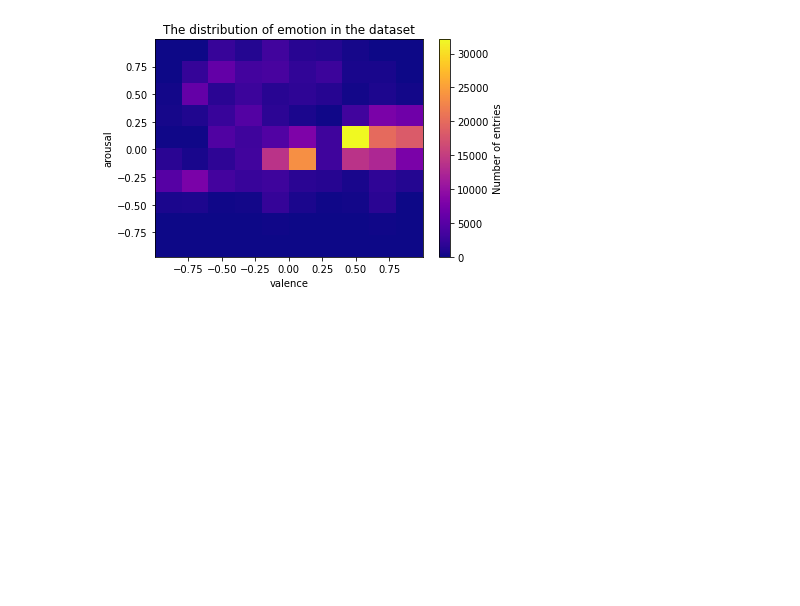
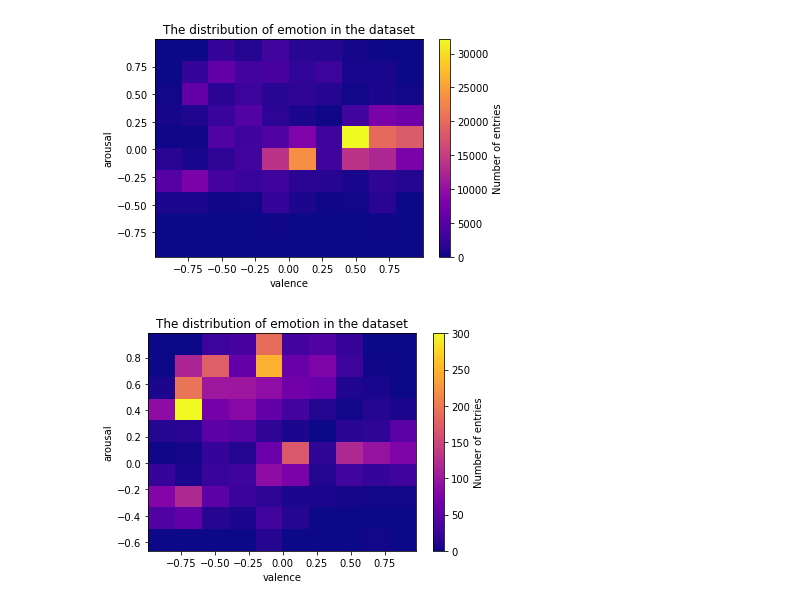
Before and after one commit to hieumtran/EAAI23, a Jupyter notebook: data/train_data_analysis.ipynb, the cells around one changed output. Drawn from its saved outputs; the diff is of its cells as text; code cells hidden in the pictures; blank space fills up the shorter version.

```diff
--- a/data/train_data_analysis.ipynb
+++ b/data/train_data_analysis.ipynb
@@ -26,18 +33,19 @@ histogram(ars_train, 'arousal', 'arousal_img.png')
 # %%
 def heatmap(x, y, bins=10, save_file_name='val_ars_distribution.png') :
     plt.figure()
     plt.hist2d(x, y, bins=bins, cmap='plasma')
 
     cb = plt.colorbar()
     cb.set_label('Number of entries')
 
     plt.title('The distribution of emotion in the dataset')
     plt.xlabel('valence')
     plt.ylabel('arousal')
 
     plt.savefig(save_file_name)
 
 heatmap(val_train, ars_train, bins=10, save_file_name='train_distribution.png')
-heatmap(val_test, ars_test, bins=5, save_file_name='test_distribution.png')
+heatmap(val_test, ars_test, bins=10, save_file_name='test_distribution.png')
 # %% [output]
 [figure]
+[figure, added]
```
Also changed, not shown: parts of 1 cell of this notebook.
